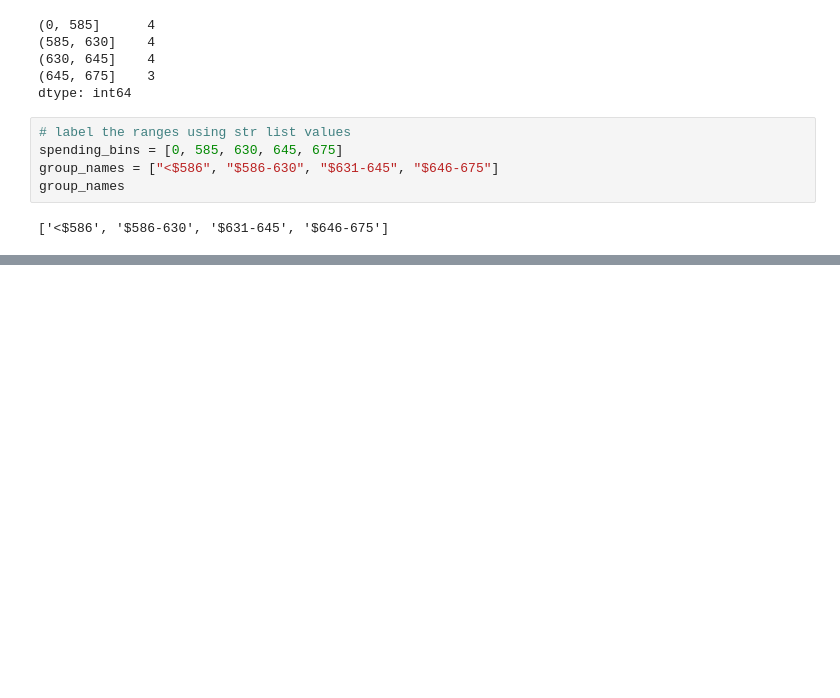
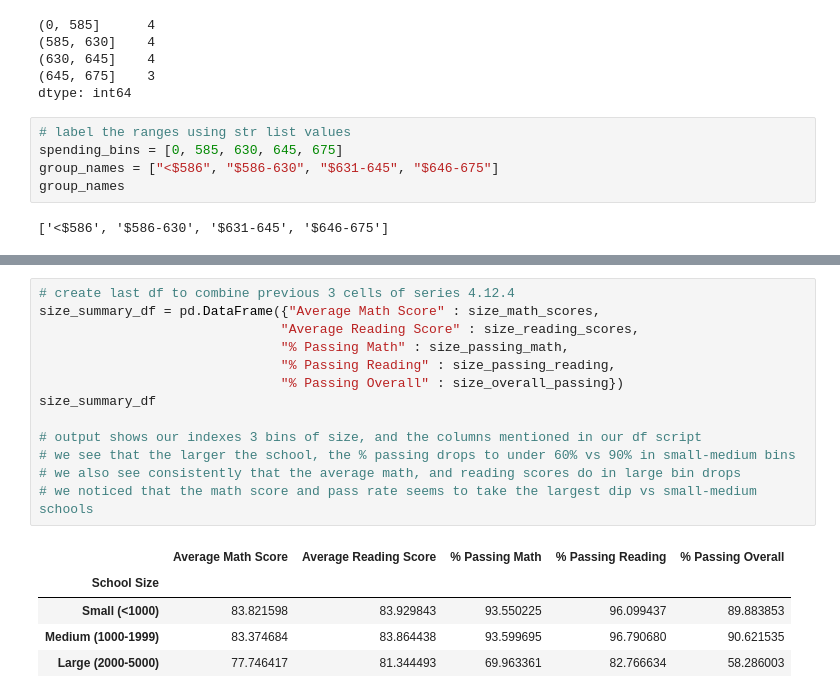
Before and after one commit to izzyd24/School_District_Analysis, a Jupyter notebook: PyCitySchools.ipynb, the cells around one changed output, grey strips where cells are left out. Saved outputs shown, nothing was run; the diff lists cells and outputs as text; blank space fills up the shorter version.

```diff
--- a/PyCitySchools.ipynb
+++ b/PyCitySchools.ipynb
@@ -981,0 +1186,19 @@ NameError: name 'spending_summary_df' is not defined
+# %%
+# create last df to combine previous 3 cells of series 4.12.4
+size_summary_df = pd.DataFrame({"Average Math Score" : size_math_scores,
+                               "Average Reading Score" : size_reading_scores,
+                               "% Passing Math" : size_passing_math,
+                               "% Passing Reading" : size_passing_reading,
+                               "% Passing Overall" : size_overall_passing})
+size_summary_df
+
+# output shows our indexes 3 bins of size, and the columns mentioned in our df script
+# we see that the larger the school, the % passing drops to under 60% vs 90% in small-medium bins
+# we also see consistently that the average math, and reading scores do in large bin drops
+# we noticed that the math score and pass rate seems to take the largest dip vs small-medium schools
+# %% [output]
+|  | Average Math Score | Average Reading Score | % Passing Math | % Passing Reading | % Passing Overall |
+| School Size |  |  |  |  |  |
+| Small (<1000) | 83.821598 | 83.929843 | 93.550225 | 96.099437 | 89.883853 |
+| Medium (1000-1999) | 83.374684 | 83.864438 | 93.599695 | 96.790680 | 90.621535 |
+| Large (2000-5000) | 77.746417 | 81.344493 | 69.963361 | 82.766634 | 58.286003 |
```
Also changed, not shown: parts of 24 cells of this notebook.
